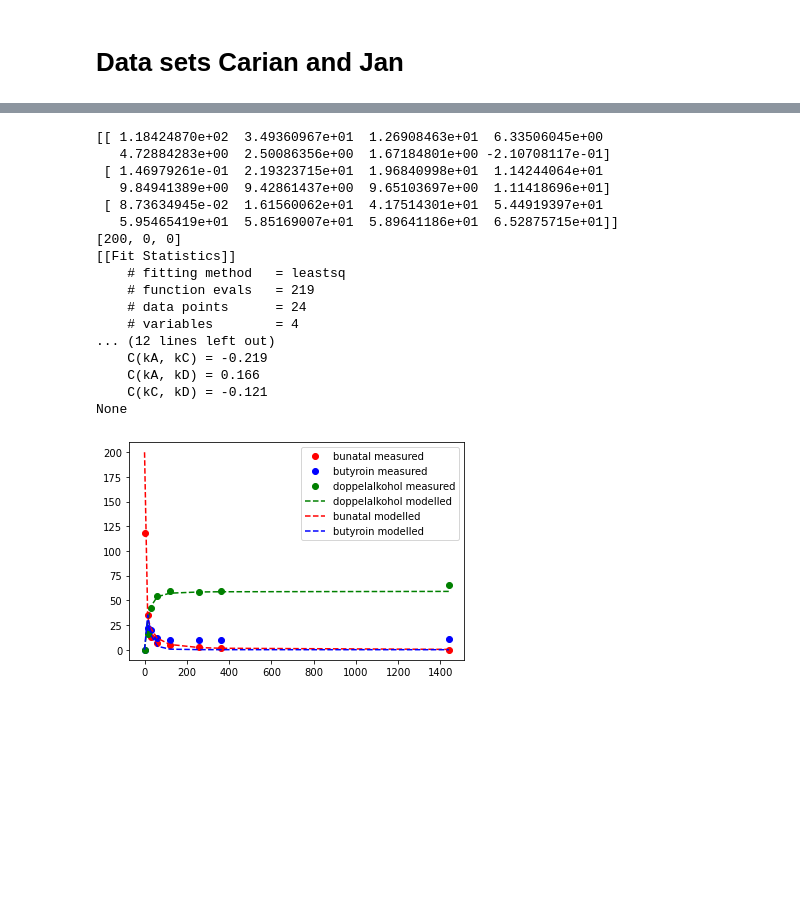
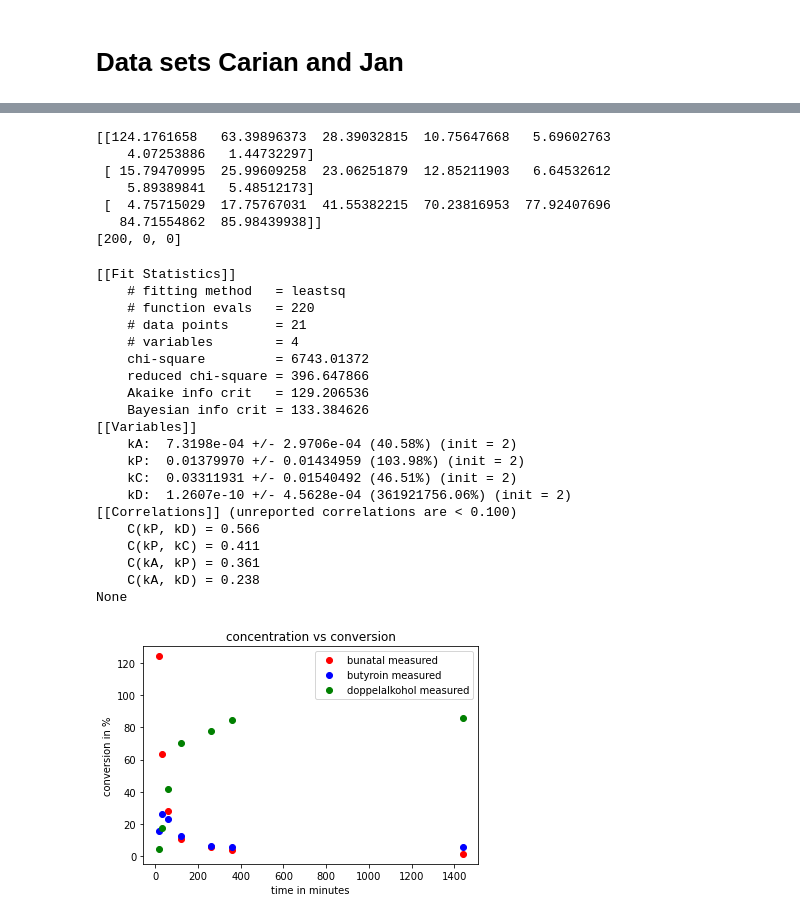
Before and after one commit to BioCatHub/wt_modeling, a Jupyter notebook: Drafts/lmfit_biocatalysis/Jan_Carina_Daten.ipynb, the cells around one changed output, grey strips where cells are left out. Saved outputs shown, nothing was run; the diff lists cells and outputs as text; code cells hidden in the pictures; blank space fills up the shorter version.

```diff
--- a/Drafts/lmfit_biocatalysis/Jan_Carina_Daten.ipynb
+++ b/Drafts/lmfit_biocatalysis/Jan_Carina_Daten.ipynb
@@ -50,14 +50,9 @@ Name: Zeit, dtype: int64
 data_list = [butanal, butyroin, octandiol]
 
 data = np.array(data_list)
-
 print(data)
-
-
 y0_array = [200, 0, 0]
 print(y0_array)
-
-
 
 def dbdt(kA, kB, kC, kD, A,P, C, t):
         dbdt = (kA*A**2)*0.5 - kB*P - kC*P + kD*C
@@ -65,9 +60,6 @@ def dbdt(kA, kB, kC, kD, A,P, C, t):
 def dcdt(kC, kD, P, C, t):
         dcdt = kC*P - kD*C
         return dcdt
-
-
-
 
 def dglsys(init_cond_array, t, kA, kB, kC, kD):
     A = init_cond_array[0]
@@ -82,8 +74,6 @@ def dglsys(init_cond_array, t, kA, kB, kC, kD):
     return dZdt
 
 sol = odeint(dglsys, y0_array, time, args=(0.0030, 0.058, 0.042, 0.0000000002))
-
-
 
 params = lmfit.Parameters()
 params.add('kA', 2, min=0.00000001, max=3)
@@ -91,51 +81,66 @@ params.add('kP', 2, min=0.0000000001, max=3)
 params.add('kC', 2, min=0.0000000001, max=3)
 params.add('kD', 2, min=0.0000000001, max=3)
 
 def residual(params, time, data_sets):
     kA = params['kA'].value
     kP = params['kP'].value
     kC = params['kC'].value
     kD = params['kD'].value
 
     ymodel=odeint(dglsys, y0_array, time, args=(kA, kP, kC, kD))
     substr = data_sets[0]-ymodel[:,0] # array 1
     product = data_sets[1]-ymodel[:,1] # array 2
     product2 = data_sets[2]-ymodel[:,2]
     result = [substr, product, product2] # result is returned as array
     return np.array(result)
 
 solution = lmfit.minimize(residual, params, args=(np.array(time), data))
 print(lmfit.report_fit(solution))
 
 
 fig, ax = plt.subplots()
 ax.plot(time, butanal, label="bunatal measured", color="red", linestyle="", marker="o")
 ax.plot(time, butyroin, label="butyroin measured", color="blue", linestyle="", marker="o")
 ax.plot(time, octandiol, label="doppelalkohol measured", color="green", linestyle="", marker="o")
 
-ax.plot(time, sol[:,2], label="doppelalkohol modelled", linestyle="--", color="green")
-ax.plot(time, sol[:,0], label="bunatal modelled", linestyle="--", color="red")
-ax.plot(time, sol[:,1], label="butyroin modelled", linestyle="--", color = "blue")
+#ax.plot(time, sol[:,2], label="doppelalkohol modelled", linestyle="--", color="green")
+#ax.plot(time, sol[:,0], label="bunatal modelled", linestyle="--", color="red")
+#ax.plot(time, sol[:,1], label="butyroin modelled", linestyle="--", color = "blue")
+
+ax.set_xlabel("time in minutes")
+ax.set_ylabel("conversion in %")
+ax.set_title("concentration vs conversion")
+
 
 
 ax.legend()
-plt.savefig("testfig.svg", format="svg")
+plt.savefig("testfig-200-nomodel.svg", format="svg")
 # %% [output]
-[[ 1.18424870e+02  3.49360967e+01  1.26908463e+01  6.33506045e+00
-   4.72884283e+00  2.50086356e+00  1.67184801e+00 -2.10708117e-01]
- [ 1.46979261e-01  2.19323715e+01  1.96840998e+01  1.14244064e+01
-   9.84941389e+00  9.42861437e+00  9.65103697e+00  1.11418696e+01]
- [ 8.73634945e-02  1.61560062e+01  4.17514301e+01  5.44919397e+01
-   5.95465419e+01  5.85169007e+01  5.89641186e+01  6.52875715e+01]]
+[[124.1761658   63.39896373  28.39032815  10.75647668   5.69602763
+    4.07253886   1.44732297]
+ [ 15.79470995  25.99609258  23.06251879  12.85211903   6.64532612
+    5.89389841   5.48512173]
+ [  4.75715029  17.75767031  41.55382215  70.23816953  77.92407696
+   84.71554862  85.98439938]]
 [200, 0, 0]
-[[Fit Statistics]]
-    # fitting method   = leastsq
-    # function evals   = 219
-    # data points      = 24
-    # variables        = 4
-... (12 lines left out)
-    C(kA, kC) = -0.219
-    C(kA, kD) = 0.166
-    C(kC, kD) = -0.121
-None
+[[Fit Statistics]]
+    # fitting method   = leastsq
+    # function evals   = 220
+    # data points      = 21
+    # variables        = 4
+    chi-square         = 6743.01372
+    reduced chi-square = 396.647866
+    Akaike info crit   = 129.206536
+    Bayesian info crit = 133.384626
+[[Variables]]
+    kA:  7.3198e-04 +/- 2.9706e-04 (40.58%) (init = 2)
+    kP:  0.01379970 +/- 0.01434959 (103.98%) (init = 2)
+    kC:  0.03311931 +/- 0.01540492 (46.51%) (init = 2)
+    kD:  1.2607e-10 +/- 4.5628e-04 (361921756.06%) (init = 2)
+[[Correlations]] (unreported correlations are < 0.100)
+    C(kP, kD) = 0.566
+    C(kP, kC) = 0.411
+    C(kA, kP) = 0.361
+    C(kA, kD) = 0.238
+None
-[figure, old version]
+[figure, new version]
```
Also changed, not shown: parts of 5 cells of this notebook, 11 other files.
